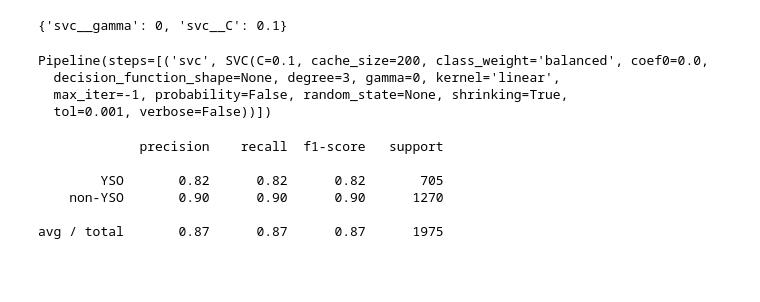
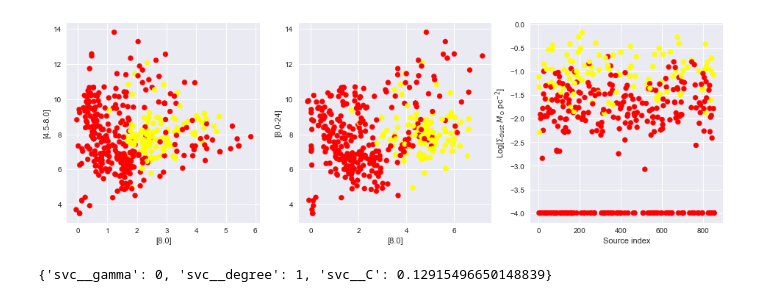
Before and after one commit to bramochsendorf/ml_yso, a Jupyter notebook: svm.ipynb, the cells around one changed output. Cells and saved outputs as stored; diff of their text form; code cells hidden in the pictures; blank space fills up the shorter version.

```diff
--- a/svm.ipynb
+++ b/svm.ipynb
@@ -33,30 +31,0 @@ test_y = df2['class']
-# %%
-# Visualize the data
-# first make color series to distinguish classes
-col = train_y
-col[train_y == 'non-YSO'] = 'red'
-col[train_y == 'YSO'] = 'yellow'
-
-# now plot the relevant features used in the SVM
-# NB plotting the hyperplane is difficult in high-dimensional space, therefore omitted.
-fig = plt.figure(figsize=(16,5))
-font = {'size':9}
-plt.rc('font', **font)
-
-plt.subplot(131)
-
-plt.scatter(train_X['[4.5-8.0]'],train_X['[8.0]'],c=col)
-plt.xlabel('[8.0]')
-plt.ylabel('[4.5-8.0]')
-
-plt.subplot(132)
-plt.scatter(train_X['[8.0-24]'],train_X['[8.0]'],c=col)
-plt.xlabel('[8.0]')
-plt.ylabel('[8.0-24]')
-
-plt.subplot(133)
-plt.scatter(np.random.choice(train_X.index,len(train_X),replace=False),train_X['sigmadust'],c=col)
-plt.xlabel('Source index')
-plt.ylabel(r'Log[$\Sigma_\mathrm{dust}$ $M_\mathrm{\odot}$ pc$^{-2}$]')
-plt.show()
-#plt.savefig('output/visualize_features.pdf', dpi=150, bbox_inches='tight', pad_inches=0.2)
@@ -79,19 +49 @@ svc = SVC(kernel='linear', class_weight='balanced')
 model = make_pipeline(svc)
-# %%
-# get optimal parameters using a grid search cross-validation
-# make sure optimal parameters fall in the middle of the grid
-grid_pars = {'svc__C': [9e-2,1e-1,2e-1], 'svc__gamma': [0]}
-grid = GridSearchCV(model, grid_pars)
-grid.fit(train_X, train_y)
-print grid.best_params_
-# %% [output]
-{'svc__gamma': 0, 'svc__C': 0.1}
-# %%
-# train the model (Jones et al. 2017 data)
-model = grid.best_estimator_
-model.fit(train_X, train_y)
-# %% [output]
-Pipeline(steps=[('svc', SVC(C=0.1, cache_size=200, class_weight='balanced', coef0=0.0,
-  decision_function_shape=None, degree=3, gamma=0, kernel='linear',
-  max_iter=-1, probability=False, random_state=None, shrinking=True,
-  tol=0.001, verbose=False))])
@@ -101,10 +49,0 @@ fit_y = model.predict(test_X)
-# %%
-# print classification report --> average precision and recall of 0.87. Looking good for a first try!
-print classification_report(test_y, fit_y)
-# %% [output]
-             precision    recall  f1-score   support
-
-        YSO       0.82      0.82      0.82       705
-    non-YSO       0.90      0.90      0.90      1270
-
-avg / total       0.87      0.87      0.87      1975
@@ -110,0 +53,12 @@ avg / total       0.87      0.87      0.87      1975
+# %%
+# Visualize the data
+# first make color series to distinguish classes
+import vis_data
+
+col = np.copy(y_train)
+col[y_train == 'non-YSO'] = 'red'
+col[y_train == 'YSO'] = 'yellow'
+fig = vis_data.visdata(X_train.index,X_train['[8.0]'],X_train['[4.5-8.0]'],X_train['[8.0-24]'],X_train['sigmadust'],col,'train_test')
+plt.show()
+# %% [output]
+[figure, added]
@@ -110,0 +72,10 @@ avg / total       0.87      0.87      0.87      1975
+# %%
+# do a 10 Kfold with stratification to ensure a balanced training/test set
+# make sure optimal parameters do not fall on edge of the grid
+cv = StratifiedKFold(n_splits=10)
+grid = GridSearchCV(model, grid_pars, cv=cv)
+grid.fit(X_train, y_train)
+
+print grid.best_params_
+# %% [output]
+{'svc__gamma': 0, 'svc__degree': 1, 'svc__C': 0.12915496650148839}
```
Also changed, not shown: parts of 16 cells of this notebook, 8 other files.
